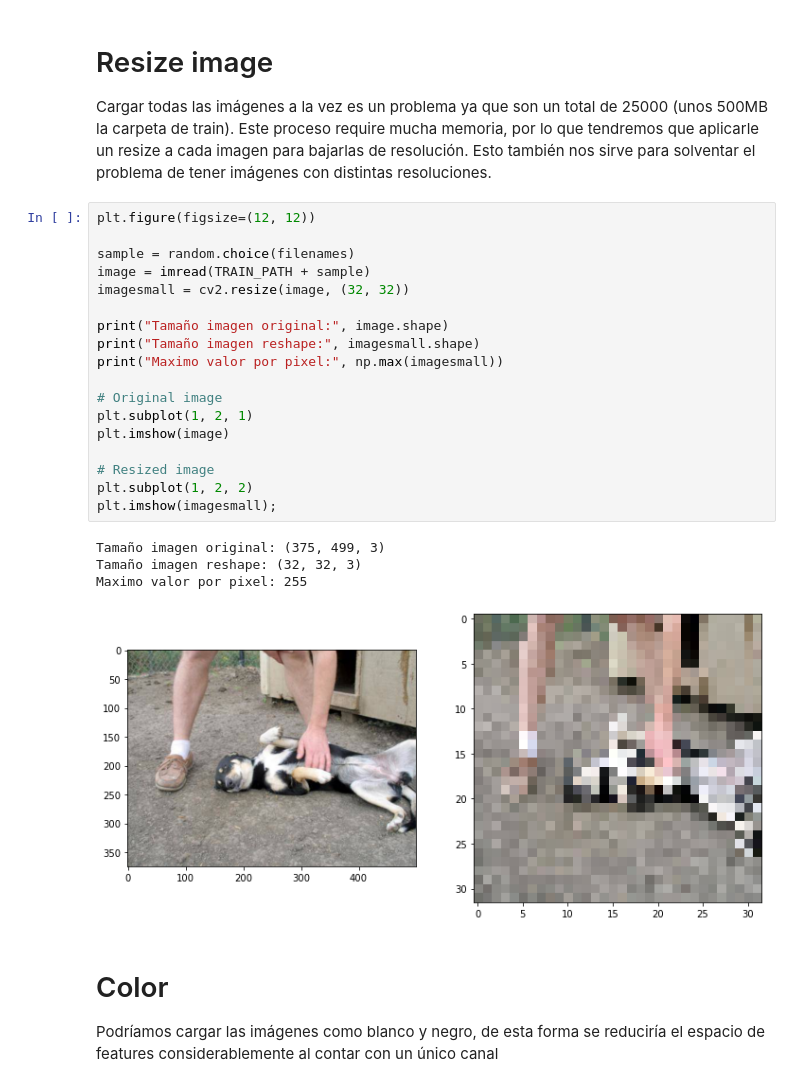
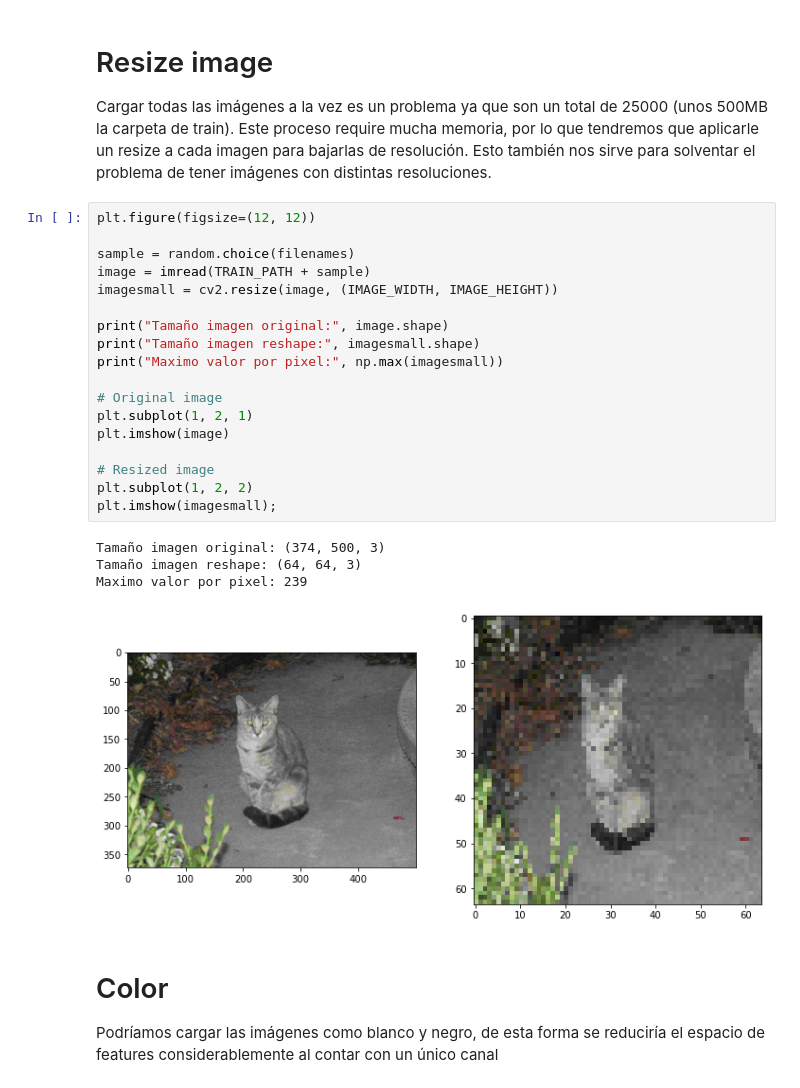
Before and after one commit to CarlosDiazGirol/thebridgedsftsep20, a Jupyter notebook: 3-Machine Learning/4-Deep Learning/2-Redes Convolucionales/Dogs&Cats.ipynb, the cells around one changed output. Cells and saved outputs as stored; diff of their text form.

```diff
--- a/3-Machine Learning/4-Deep Learning/2-Redes Convolucionales/Dogs&Cats.ipynb
+++ b/3-Machine Learning/4-Deep Learning/2-Redes Convolucionales/Dogs&Cats.ipynb
@@ -140,26 +140,26 @@ Cargar todas las imágenes a la vez es un problema ya que son un total de 25000
 # %%
 plt.figure(figsize=(12, 12))
 
 sample = random.choice(filenames)
 image = imread(TRAIN_PATH + sample)
-imagesmall = cv2.resize(image, (32, 32))
+imagesmall = cv2.resize(image, (IMAGE_WIDTH, IMAGE_HEIGHT))
 
 print("Tamaño imagen original:", image.shape)
 print("Tamaño imagen reshape:", imagesmall.shape)
 print("Maximo valor por pixel:", np.max(imagesmall))
 
 # Original image
 plt.subplot(1, 2, 1)
 plt.imshow(image)
 
 # Resized image
 plt.subplot(1, 2, 2)
 plt.imshow(imagesmall);
 # %% [output]
-Tamaño imagen original: (375, 499, 3)
-Tamaño imagen reshape: (32, 32, 3)
-Maximo valor por pixel: 255
+Tamaño imagen original: (374, 500, 3)
+Tamaño imagen reshape: (64, 64, 3)
+Maximo valor por pixel: 239
-[figure, old version]
+[figure, new version]
 # %% [markdown]
 # Color
 Podríamos cargar las imágenes como blanco y negro, de esta forma se reduciría el espacio de features considerablemente al contar con un único canal
```
Also changed, not shown: parts of 20 cells of this notebook, 1 other file.
